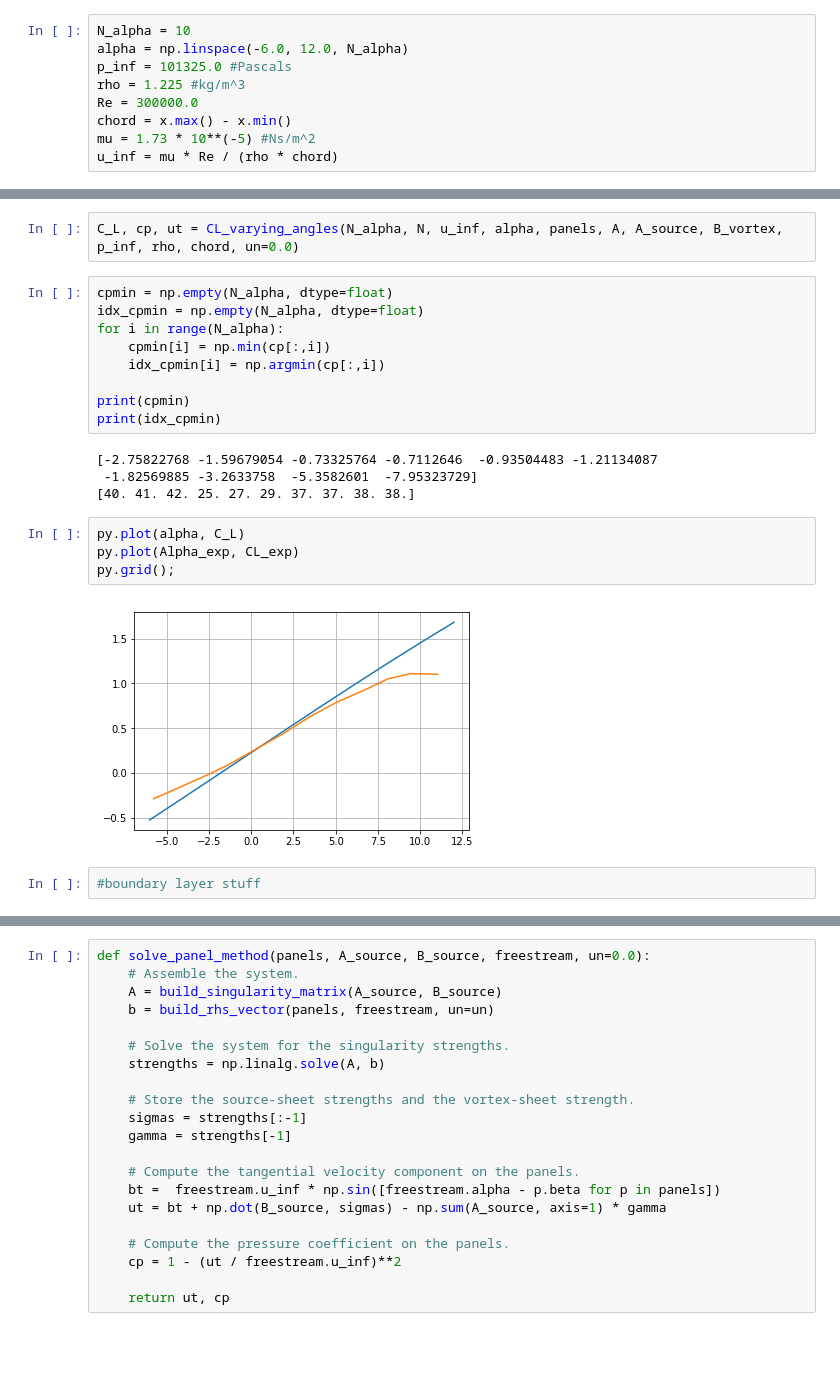
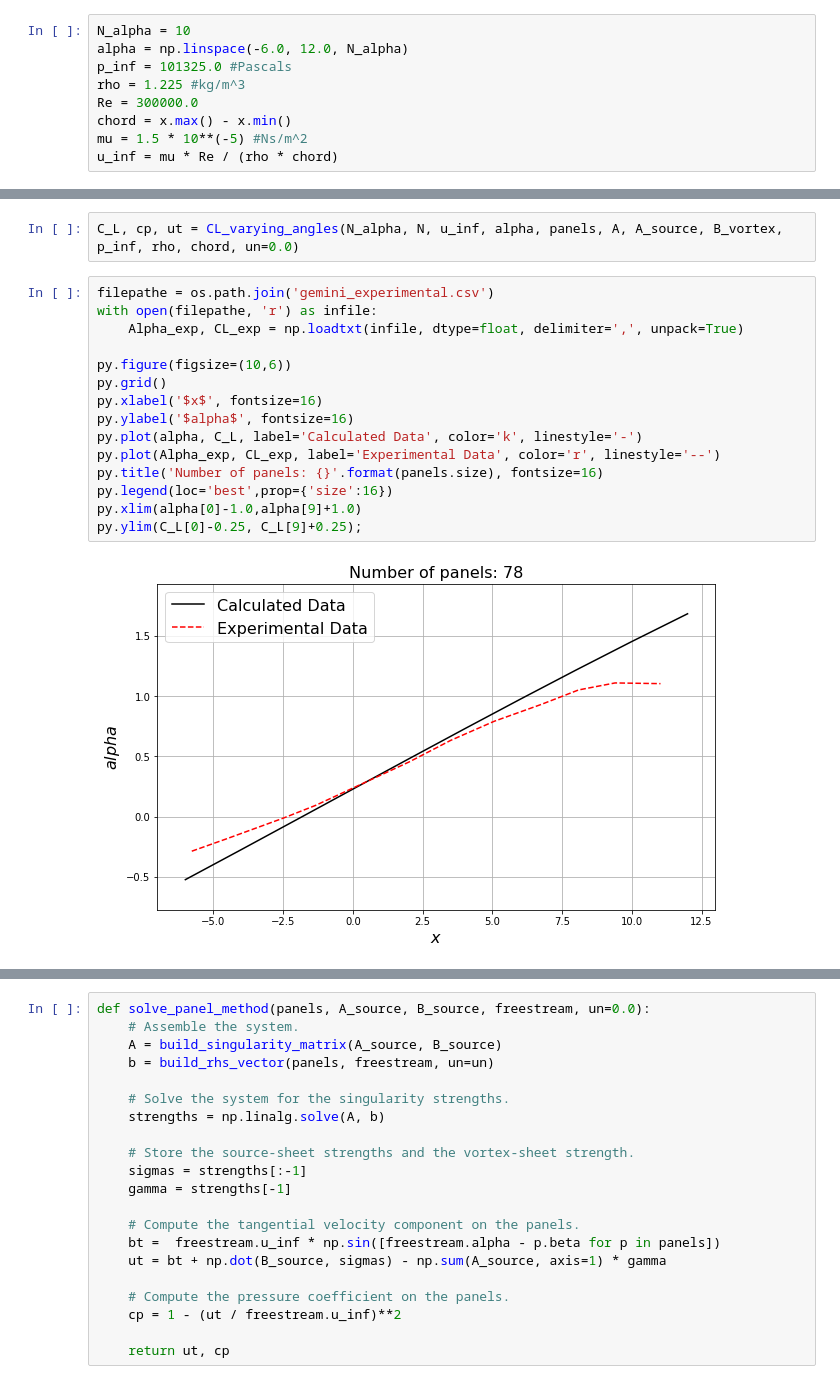
Before and after one commit to gwu-seas-mae6226/AeroPython-studentprojects2019, a Jupyter notebook: Project.ipynb, the cells around one changed output, grey strips where cells are left out. Drawn from its saved outputs; the diff is of its cells as text; blank space fills up the shorter version.

```diff
--- a/Project.ipynb
+++ b/Project.ipynb
@@ -150,7 +173,7 @@ p_inf = 101325.0 #Pascals
 rho = 1.225 #kg/m^3
 Re = 300000.0
 chord = x.max() - x.min()
-mu = 1.73 * 10**(-5) #Ns/m^2
+mu = 1.5 * 10**(-5) #Ns/m^2
 u_inf = mu * Re / (rho * chord)
 # %%
 def Lift(N, panels, freestream, p_inf, rho):
@@ -186,24 +209,20 @@ def CL_varying_angles(N_alpha, N, u_inf, alpha, panels, A, A_source, B_vortex, p
     return C_L, cp, ut
 # %%
 C_L, cp, ut = CL_varying_angles(N_alpha, N, u_inf, alpha, panels, A, A_source, B_vortex, p_inf, rho, chord, un=0.0)
-# %%
-cpmin = np.empty(N_alpha, dtype=float)
-idx_cpmin = np.empty(N_alpha, dtype=float)
-for i in range(N_alpha):
-    cpmin[i] = np.min(cp[:,i])
-    idx_cpmin[i] = np.argmin(cp[:,i])
-
-print(cpmin)
-print(idx_cpmin)
-# %% [output]
-[-2.75822768 -1.59679054 -0.73325764 -0.7112646  -0.93504483 -1.21134087
- -1.82569885 -3.2633758  -5.3582601  -7.95323729]
-[40. 41. 42. 25. 27. 29. 37. 37. 38. 38.]
-# %%
-py.plot(alpha, C_L)
-py.plot(Alpha_exp, CL_exp)
-py.grid();
-# %% [output]
-[figure, removed]
-# %%
-#boundary layer stuff
+# %%
+filepathe = os.path.join('gemini_experimental.csv')
+with open(filepathe, 'r') as infile:
+    Alpha_exp, CL_exp = np.loadtxt(infile, dtype=float, delimiter=',', unpack=True)
+
+py.figure(figsize=(10,6))
+py.grid()
+py.xlabel('$x$', fontsize=16)
+py.ylabel('$alpha$', fontsize=16)
+py.plot(alpha, C_L, label='Calculated Data', color='k', linestyle='-')
+py.plot(Alpha_exp, CL_exp, label='Experimental Data', color='r', linestyle='--')
+py.title('Number of panels: {}'.format(panels.size), fontsize=16)
+py.legend(loc='best',prop={'size':16})
+py.xlim(alpha[0]-1.0,alpha[9]+1.0)
+py.ylim(C_L[0]-0.25, C_L[9]+0.25);
+# %% [output]
+[figure, added]
```
Also changed, not shown: parts of 15 cells of this notebook, 1 other file.
